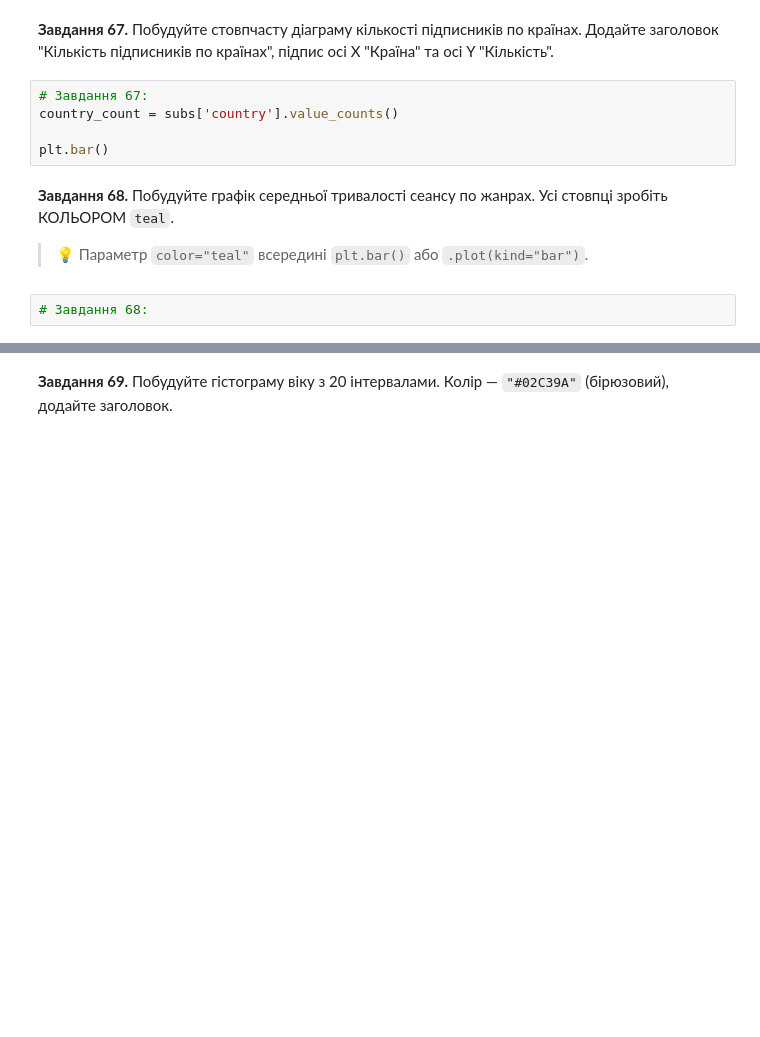
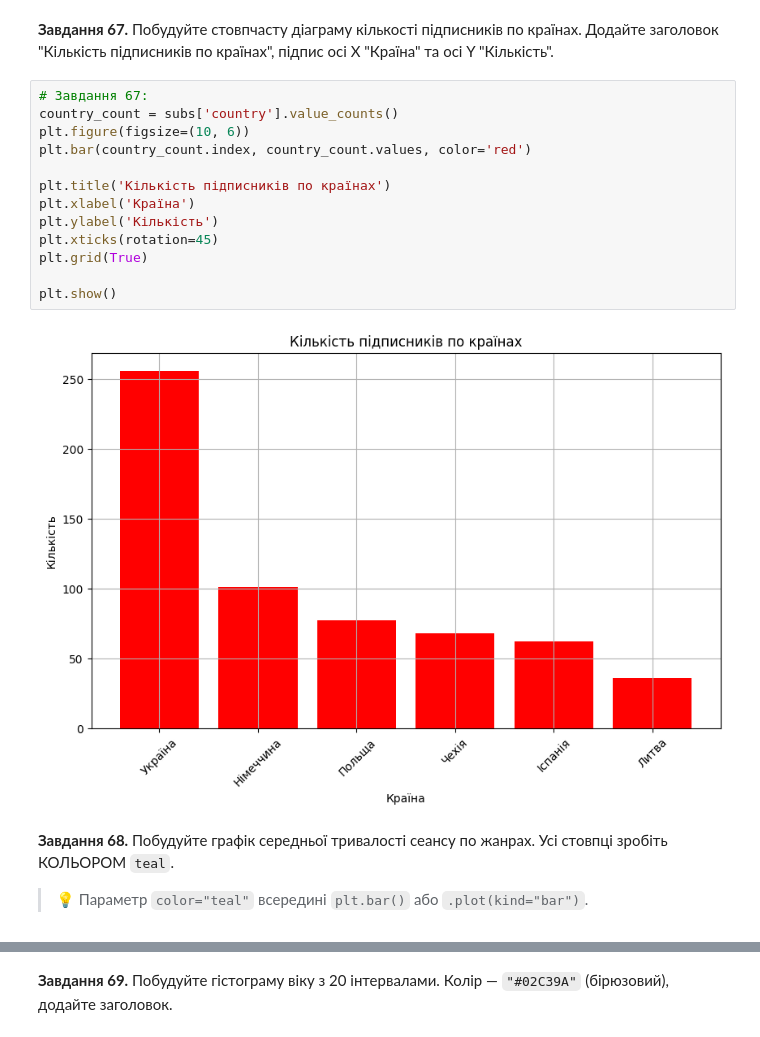
Before and after one commit to zzzer0-wav/myDTA_2026, a Jupyter notebook: DTA_homework/PANDAS_viz_practice_80tasks.ipynb, the cells around one changed output, grey strips where cells are left out. Drawn from its saved outputs; the diff is of its cells as text; blank space fills up the shorter version.

```diff
--- a/DTA_homework/PANDAS_viz_practice_80tasks.ipynb
+++ b/DTA_homework/PANDAS_viz_practice_80tasks.ipynb
@@ -1230,14 +1214,22 @@ plt.show()
 - `plt.figure(figsize=(w, h))` — розмір
 # %% [markdown]
 **Завдання 67.** Побудуйте стовпчасту діаграму кількості підписників по країнах. Додайте заголовок "Кількість підписників по країнах", підпис осі X "Країна" та осі Y "Кількість".
-# %%
-# Завдання 67:
-country_count = subs['country'].value_counts()
-
-plt.bar()
+# %%
+# Завдання 67:
+country_count = subs['country'].value_counts()
+plt.figure(figsize=(10, 6))
+plt.bar(country_count.index, country_count.values, color='red')
+
+plt.title('Кількість підписників по країнах')
+plt.xlabel('Країна')
+plt.ylabel('Кількість')
+plt.xticks(rotation=45)
+plt.grid(True)
+
+plt.show()
+# %% [output]
+[figure, added]
 # %% [markdown]
 **Завдання 68.** Побудуйте графік середньої тривалості сеансу по жанрах. Усі стовпці зробіть КОЛЬОРОМ `teal`.
 
 > 💡 Параметр `color="teal"` всередині `plt.bar()` або `.plot(kind="bar")`.
-# %%
-# Завдання 68:
```
Also changed, not shown: parts of 26 cells of this notebook.
